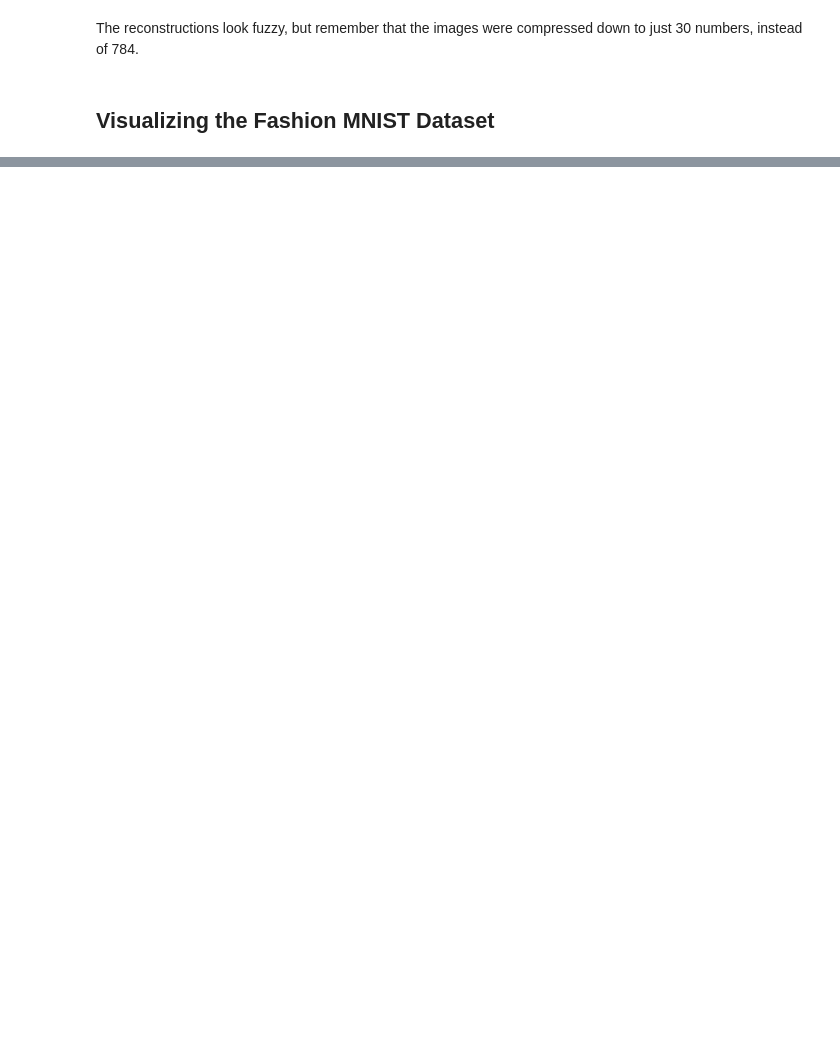
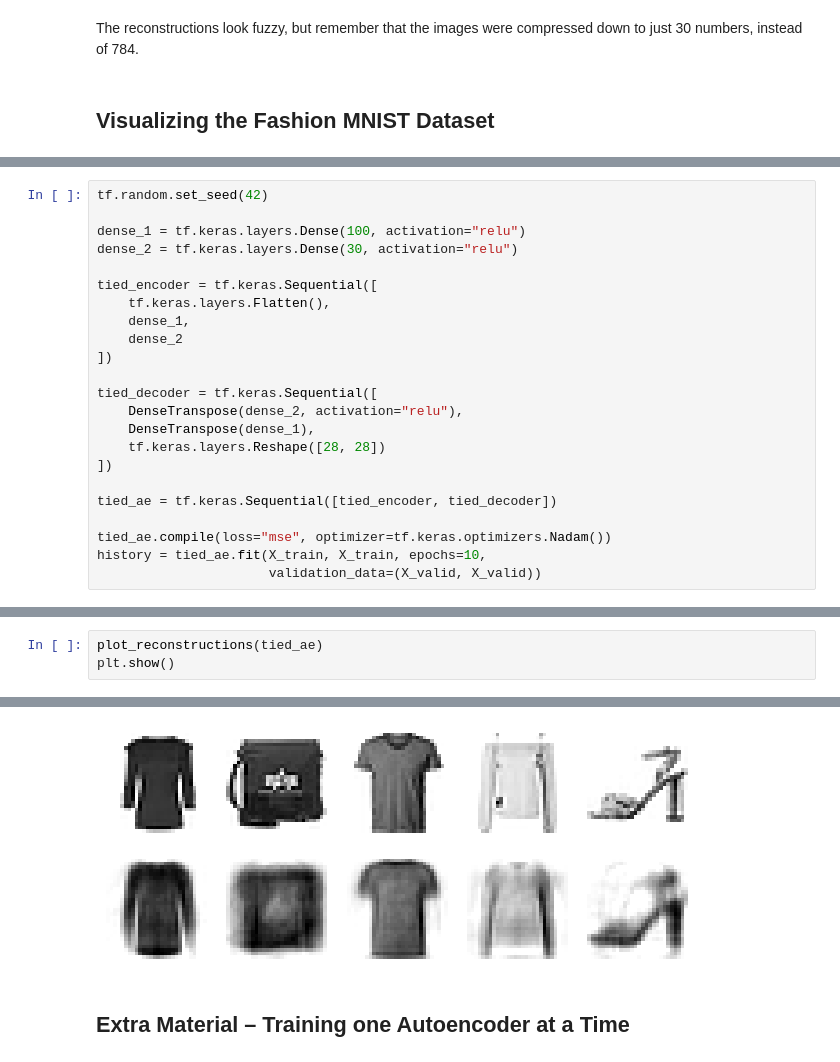
Before and after one commit to 456zamir8/AI, a Jupyter notebook: GANs.ipynb, the cells around one changed output, grey strips where cells are left out. Saved outputs shown, nothing was run; the diff lists cells and outputs as text; blank space fills up the shorter version.

```diff
--- a/GANs.ipynb
+++ b/GANs.ipynb
@@ -186,0 +213,23 @@ plt.show()
+# %%
+tf.random.set_seed(42)
+
+dense_1 = tf.keras.layers.Dense(100, activation="relu")
+dense_2 = tf.keras.layers.Dense(30, activation="relu")
+
+tied_encoder = tf.keras.Sequential([
+    tf.keras.layers.Flatten(),
+    dense_1,
+    dense_2
+])
+
+tied_decoder = tf.keras.Sequential([
+    DenseTranspose(dense_2, activation="relu"),
+    DenseTranspose(dense_1),
+    tf.keras.layers.Reshape([28, 28])
+])
+
+tied_ae = tf.keras.Sequential([tied_encoder, tied_decoder])
+
+tied_ae.compile(loss="mse", optimizer=tf.keras.optimizers.Nadam())
+history = tied_ae.fit(X_train, X_train, epochs=10,
+                      validation_data=(X_valid, X_valid))
@@ -186,0 +257,4 @@ plt.show()
+# %%
+plot_reconstructions(tied_ae)
+plt.show()
+# %% [output]
@@ -186,0 +262,3 @@ plt.show()
+[figure, added]
+# %% [markdown]
+## **Extra Material – Training one Autoencoder at a Time**
```
Also changed, not shown: parts of 19 cells of this notebook.
